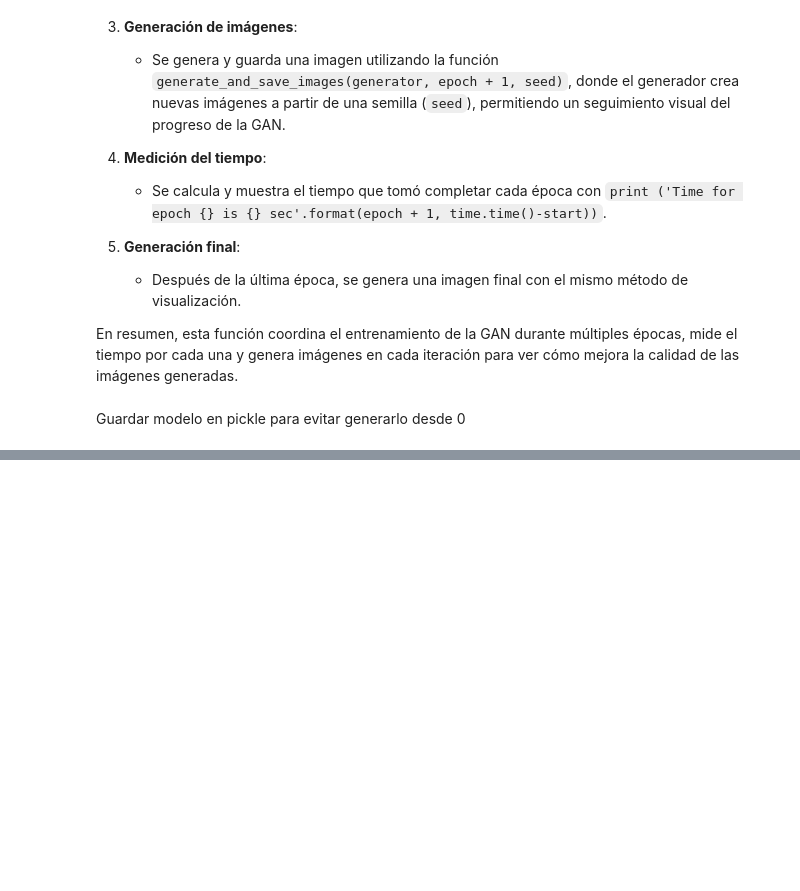
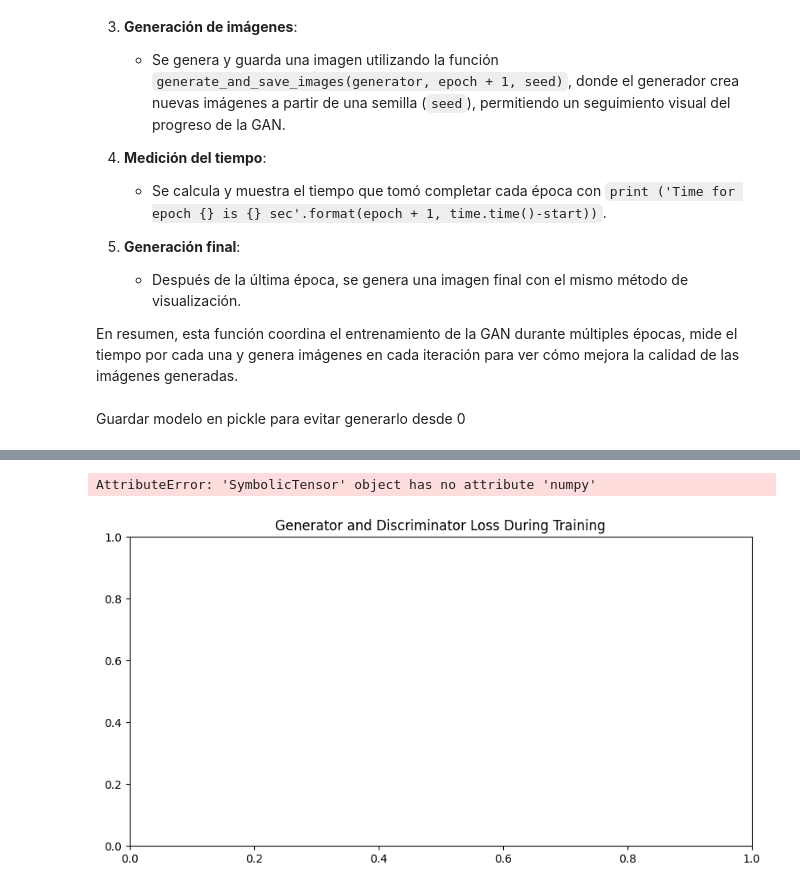
Before and after one commit to UVG-Works-Hub/simple-gan, a Jupyter notebook: lab6.ipynb, the cells around one changed output, grey strips where cells are left out. Saved outputs shown, nothing was run; the diff lists cells and outputs as text; code cells hidden in the pictures; blank space fills up the shorter version.

```diff
--- a/lab6.ipynb
+++ b/lab6.ipynb
@@ -155,6 +158,9 @@ La anotación `@tf.function` optimiza la función compilándola para que sea má
    - `discriminator_optimizer.apply_gradients`: Hace lo mismo para el discriminador.
 
 En resumen, este bloque realiza un paso completo de entrenamiento, ajustando tanto el generador como el discriminador para que ambos mejoren en sus respectivos objetivos (engañar o no ser engañado).
+# %%
+g_losses = []
+d_losses = []
 # %%
 # Notice the use of `tf.function`
 # This annotation causes the function to be "compiled".
@@ -273 +302,15 @@ Time for epoch 1 is 10.552371978759766 sec
 ... (51 outputs left out)
+# %%
+import matplotlib.pyplot as plt
+
+plt.figure(figsize=(10,5))
+plt.title("Generator and Discriminator Loss During Training")
+plt.plot([tf.keras.backend.eval(loss) if isinstance(loss, tf.Tensor) else loss for loss in g_losses], label="Generator")
+plt.plot(d_losses, label="Discriminator")
+plt.xlabel("Iterations")
+plt.ylabel("Loss")
+plt.legend()
+plt.show()
+# %% [output]
+AttributeError: 'SymbolicTensor' object has no attribute 'numpy'
+[figure, added]
```
Also changed, not shown: parts of 6 cells of this notebook.
